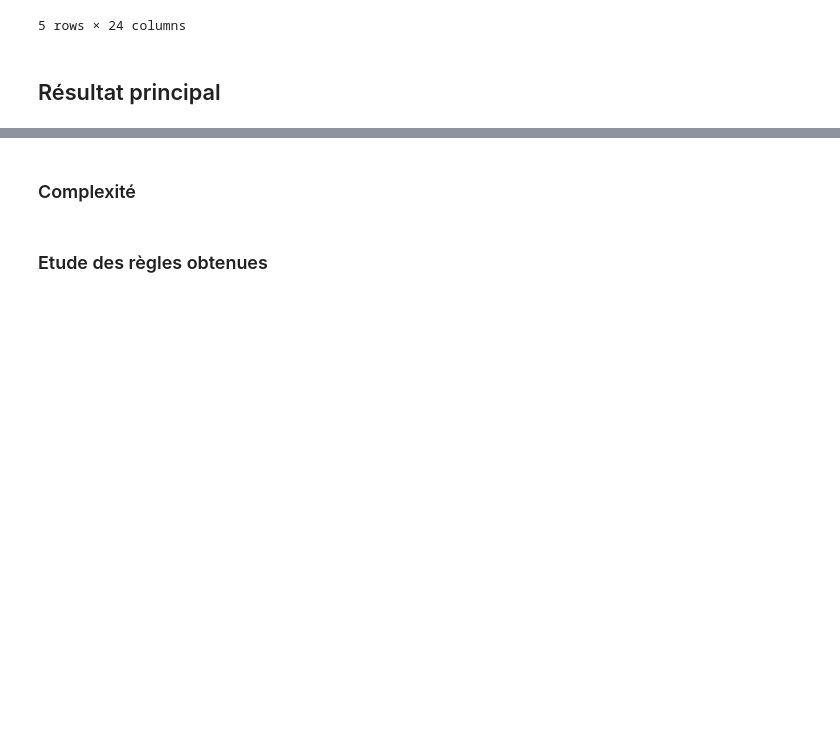
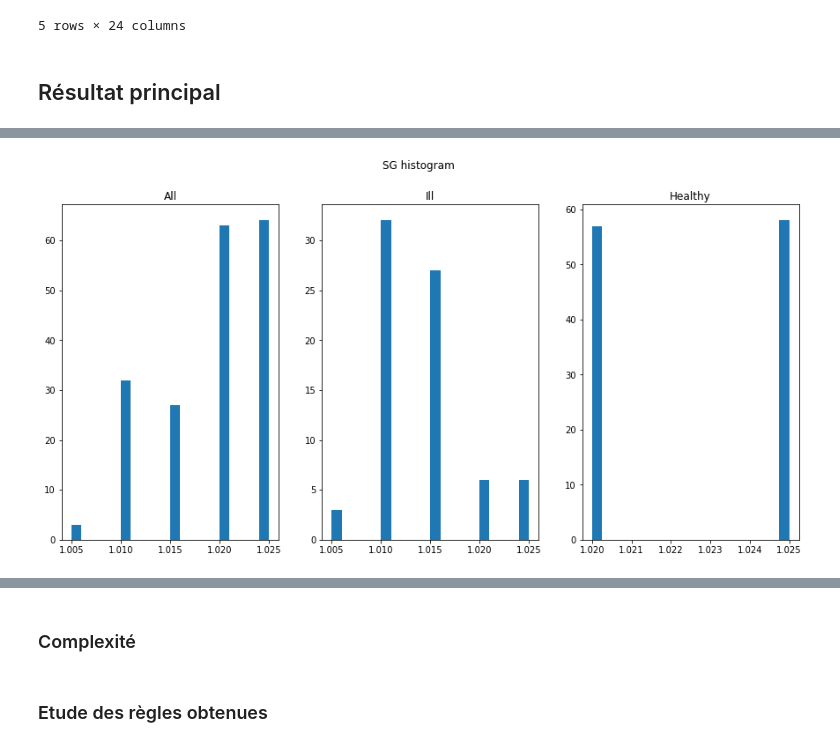
Before and after one commit to mzaffran/ClassificationAssociative, a Jupyter notebook: Classification associative pour la prédiction de maladie chronique du rein.ipynb, the cells around one changed output, grey strips where cells are left out. Drawn from its saved outputs; the diff is of its cells as text; code cells hidden in the pictures; blank space fills up the shorter version.

```diff
--- a/Classification associative pour la prédiction de maladie chronique du rein.ipynb
+++ b/Classification associative pour la prédiction de maladie chronique du rein.ipynb
@@ -101,0 +110,15 @@ Puis nous avons lancé le classifieur sur 10 combinaisons différentres train/te
+# %%
+data_ill = data[data['class'] == 'ckd']
+data_healthy = data[data['class'] == 'notckd']
+
+fig, (ax1, ax2, ax3) = plt.subplots(1,3, figsize=(15,7))
+fig.suptitle('SG histogram')
+ax1.hist(data['sg'], bins=20)
+ax1.set_title('All')
+ax2.hist(data_ill['sg'], bins=20)
+ax2.set_title('Ill')
+ax3.hist(data_healthy['sg'], bins=20)
+ax3.set_title('Healthy')
+plt.show()
+# %% [output]
+[figure, added]
```
Also changed, not shown: parts of 12 cells of this notebook, 1 other file.
